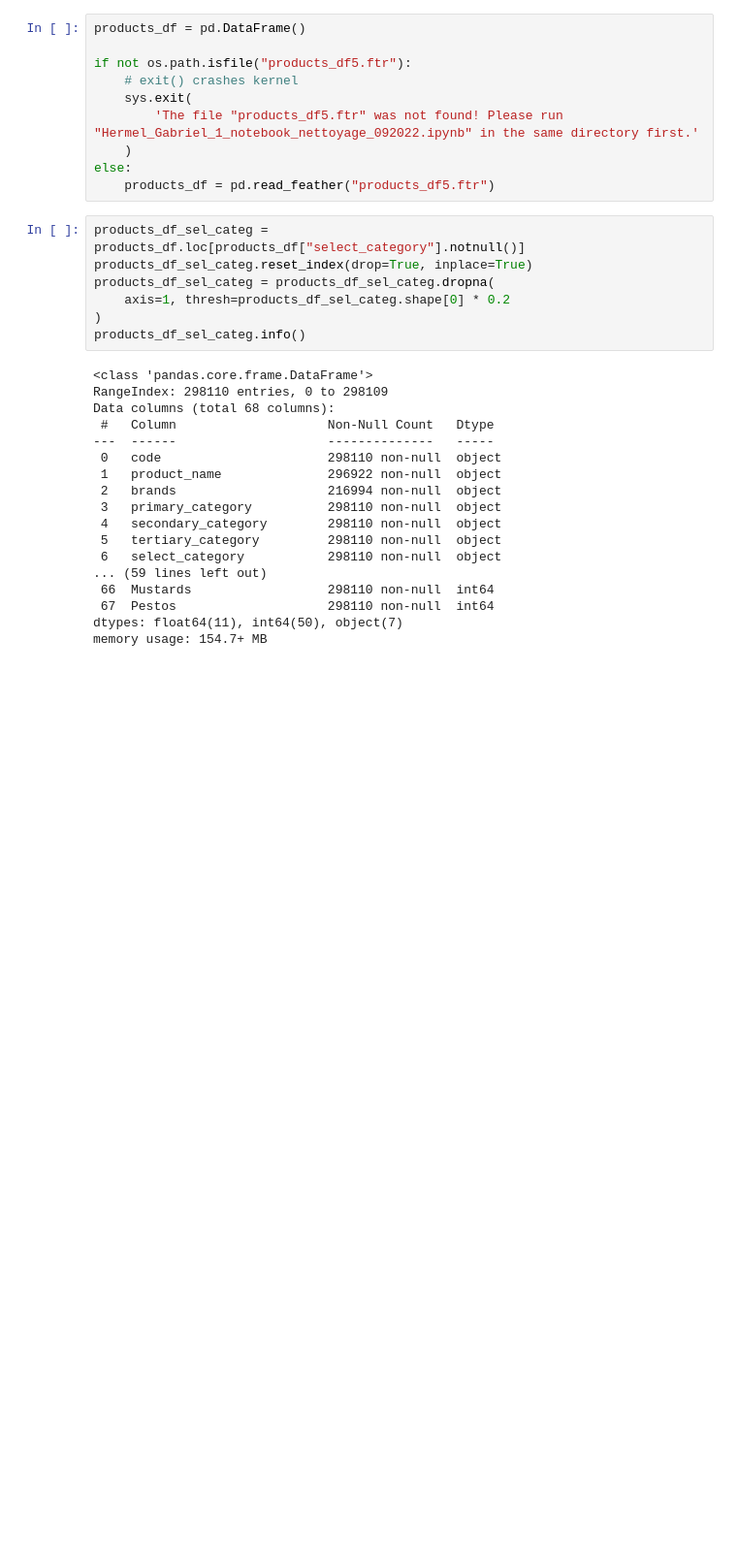
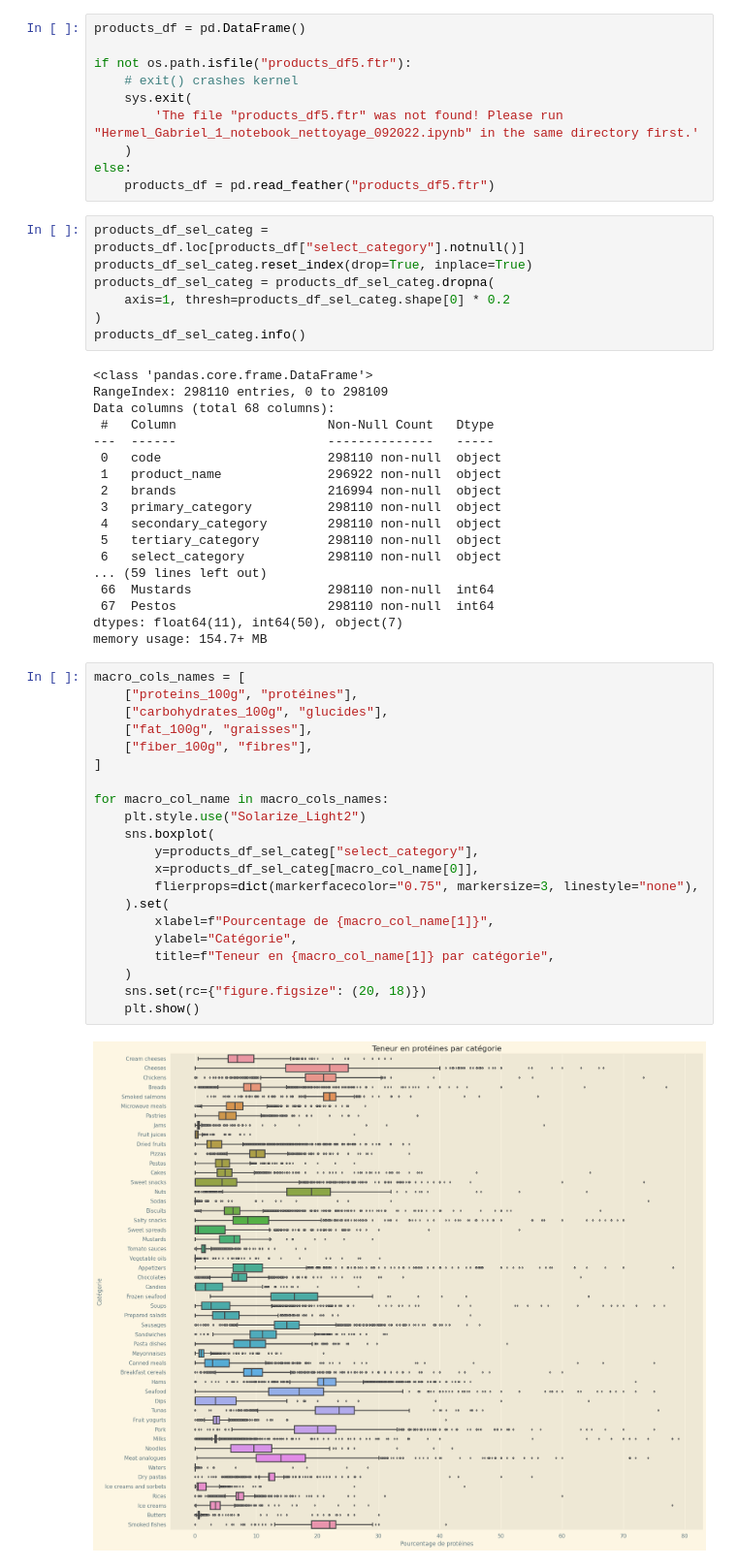
Before and after one commit to gabrielhermel/OC_DS_P3, a Jupyter notebook: Hermel_Gabriel_2_notebook_exploration_092022.ipynb, the cells around one changed output. Shown at 97% size. Saved outputs shown, nothing was run; the diff lists cells and outputs as text; blank space fills up the shorter version.

Commit message:
boxplots for macros by category

```diff
--- a/Hermel_Gabriel_2_notebook_exploration_092022.ipynb
+++ b/Hermel_Gabriel_2_notebook_exploration_092022.ipynb
@@ -40,3 +42,26 @@ Data columns (total 68 columns):
  67  Pestos                    298110 non-null  int64
 dtypes: float64(11), int64(50), object(7)
 memory usage: 154.7+ MB
+# %%
+macro_cols_names = [
+    ["proteins_100g", "protéines"],
+    ["carbohydrates_100g", "glucides"],
+    ["fat_100g", "graisses"],
+    ["fiber_100g", "fibres"],
+]
+
+for macro_col_name in macro_cols_names:
+    plt.style.use("Solarize_Light2")
+    sns.boxplot(
+        y=products_df_sel_categ["select_category"],
+        x=products_df_sel_categ[macro_col_name[0]],
+        flierprops=dict(markerfacecolor="0.75", markersize=3, linestyle="none"),
+    ).set(
+        xlabel=f"Pourcentage de {macro_col_name[1]}",
+        ylabel="Catégorie",
+        title=f"Teneur en {macro_col_name[1]} par catégorie",
+    )
+    sns.set(rc={"figure.figsize": (20, 18)})
+    plt.show()
+# %% [output]
+[figure, added]
```
Also changed, not shown: parts of 2 cells of this notebook, 1 other file.
